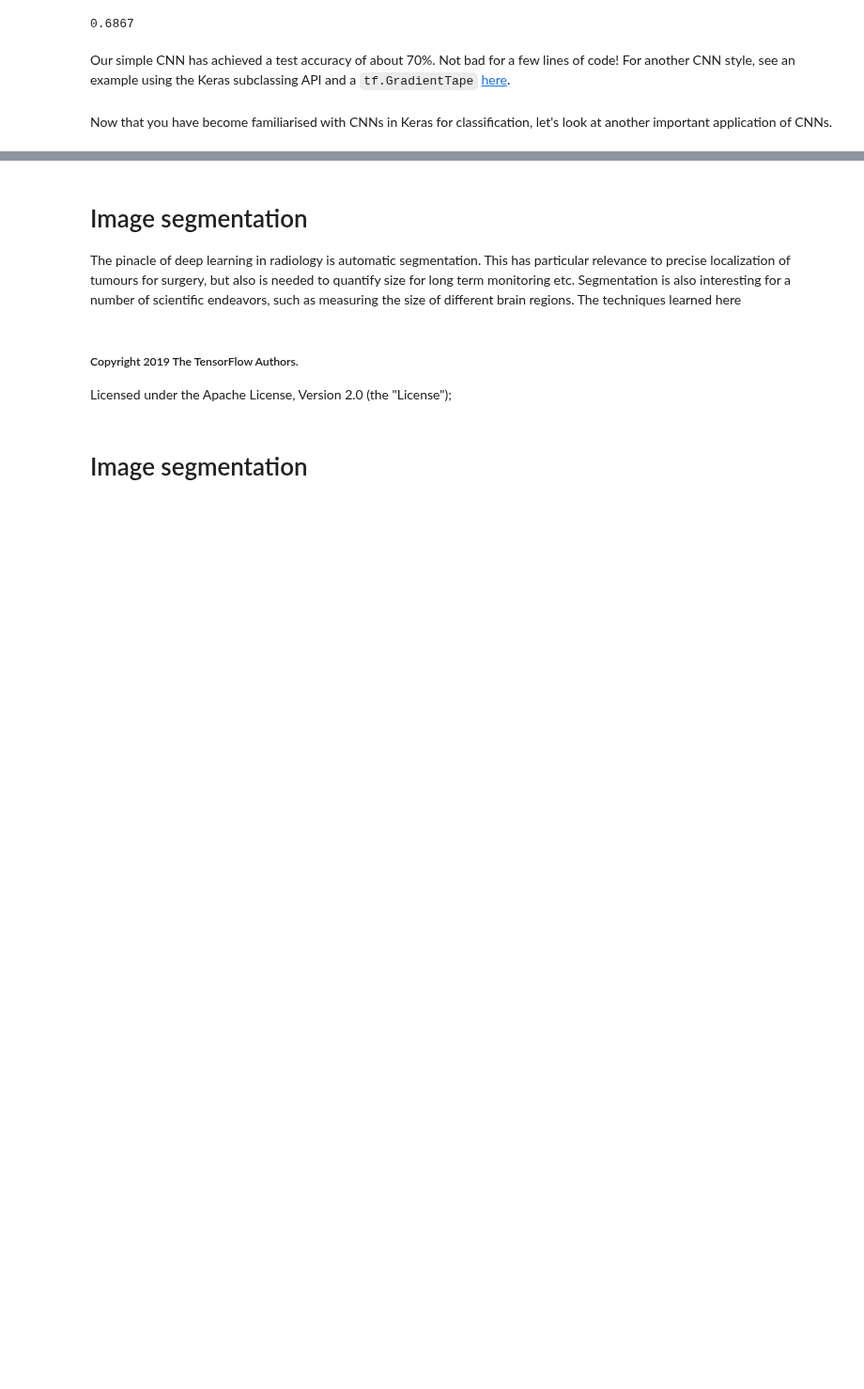
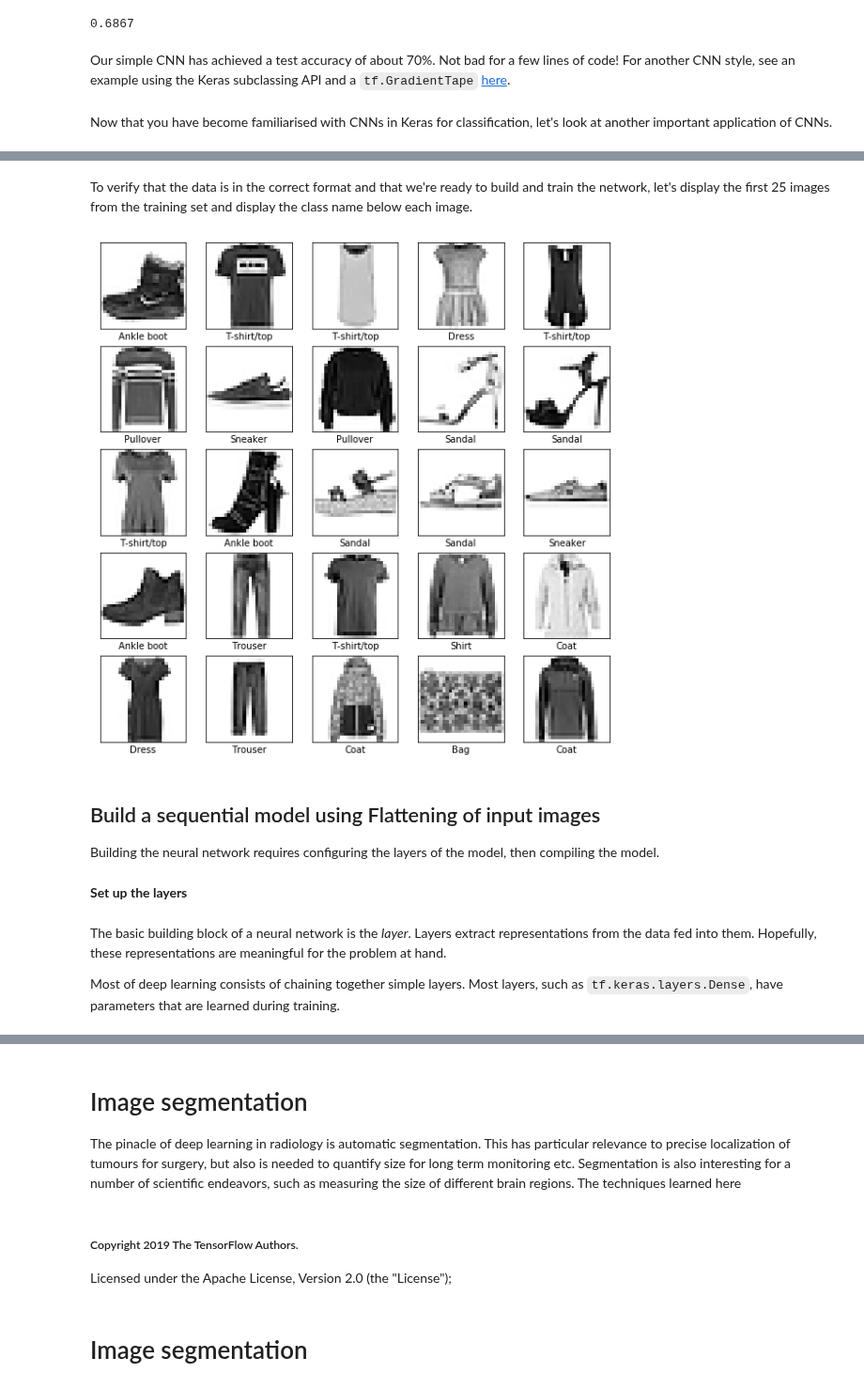
Before and after one commit to oercompbiomed/CBM101, a Jupyter notebook: H_Neural_Networks/3_Convolutional_Neural_Networks.ipynb, the cells around one changed output, grey strips where cells are left out. Shown at 94% size. Cells and saved outputs as stored; diff of their text form; code cells hidden in the pictures; blank space fills up the shorter version.

```diff
--- a/H_Neural_Networks/3_Convolutional_Neural_Networks.ipynb
+++ b/H_Neural_Networks/3_Convolutional_Neural_Networks.ipynb
@@ -256,0 +396,3 @@ Now that you have become familiarised with CNNs in Keras for classification, let
+# %%
+class_names = ['T-shirt/top', 'Trouser', 'Pullover', 'Dress', 'Coat',
+               'Sandal', 'Shirt', 'Sneaker', 'Bag', 'Ankle boot']
@@ -256,0 +463,27 @@ Now that you have become familiarised with CNNs in Keras for classification, let
+# %%
+train_images = train_images / 255.0
+test_images = test_images / 255.0
+# %% [markdown]
+To verify that the data is in the correct format and that we're ready to build and train the network, let's display the first 25 images from the training set and display the class name below each image.
+# %%
+plt.figure(figsize=(10,10))
+for i in range(25):
+    plt.subplot(5,5,i+1)
+    plt.xticks([])
+    plt.yticks([])
+    plt.grid(False)
+    plt.imshow(train_images[i], cmap="Greys")
+    plt.xlabel(class_names[train_labels[i]])
+plt.show()
+# %% [output]
+[figure, added]
+# %% [markdown]
+## Build a sequential model using Flattening of input images
+
+Building the neural network requires configuring the layers of the model, then compiling the model.
+# %% [markdown]
+**Set up the layers**
+# %% [markdown]
+The basic building block of a neural network is the *layer*. Layers extract representations from the data fed into them. Hopefully, these representations are meaningful for the problem at hand.
+
+Most of deep learning consists of chaining together simple layers. Most layers, such as `tf.keras.layers.Dense`, have parameters that are learned during training.
```
Also changed, not shown: parts of 146 cells of this notebook.
